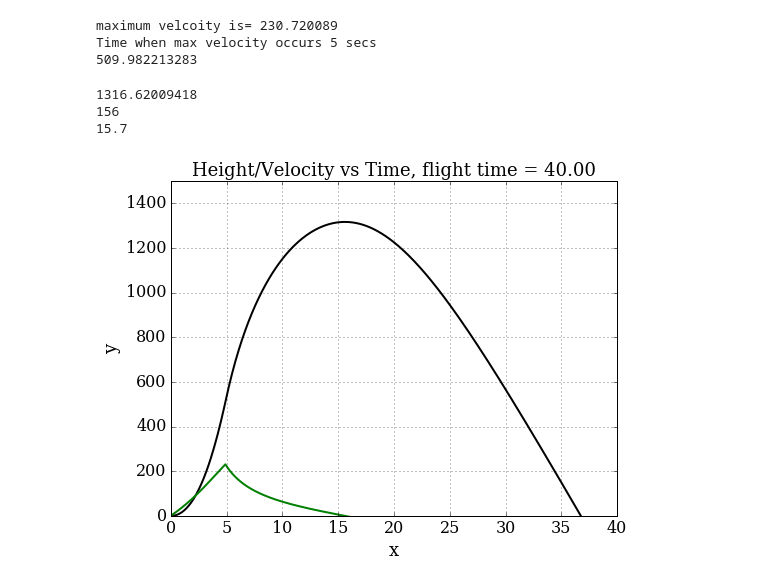
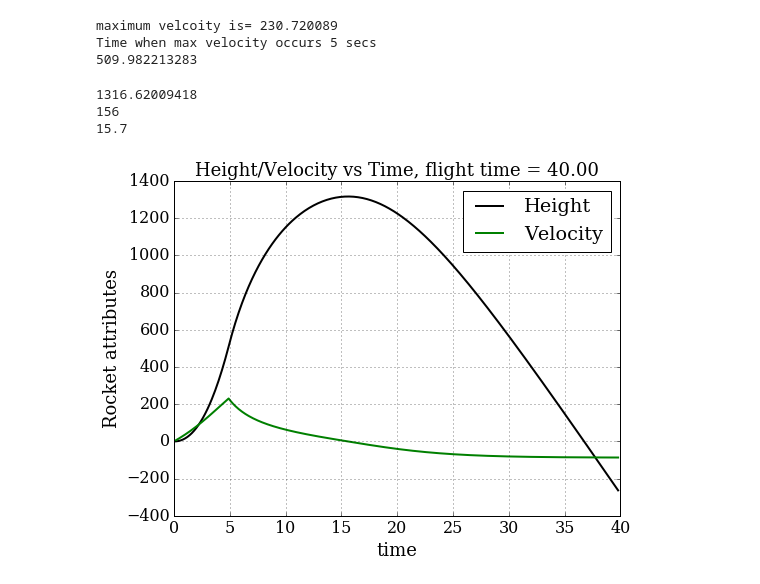
Before and after one commit to aditya3012/NumericalMethods, a Jupyter notebook: M1-Assignment.ipynb, the cells around one changed output. Cells and saved outputs as stored; diff of their text form; code cells hidden in the pictures.

```diff
--- a/M1-Assignment.ipynb
+++ b/M1-Assignment.ipynb
@@ -71,15 +71,12 @@ t = numpy.linspace(0.0,T,N)
 u = numpy.empty((N,2))
 u[0] = numpy.array([h0,v0])
 # %%
-def fuelmass(h0,v0):
-
-    global mp,mpdot
-    for n in range(N-1):
-        mp=mp-(mpdot*dt)
-        if (mp<=0):
-            mp = 0
-            mpdot = 0
-        u[n+1]=euler_step(u[n], f, dt)
-        print (n, u[n+1,0])
-    return u,n
+mp =100.
+mpdot =20
+for n in range(N-1):
+    mp=mp-(mpdot*dt)
+    if (mp<=0):
+        mp = 0
+        mpdot =0
+    u[n+1]=euler_step(u[n], f, dt)
 # %%
@@ -133,20 +108,21 @@ Time when max velocity occurs 5 secs
 # %%
 # visualization of the path
 pyplot.figure(figsize=(8,6))
 pyplot.grid(True)
-pyplot.xlabel(r'x', fontsize=18)
-pyplot.ylabel(r'y', fontsize=18)
+pyplot.xlabel(r'time', fontsize=18)
+pyplot.ylabel(r'Rocket attributes', fontsize=18)
 pyplot.xlim(0,T)
-pyplot.ylim(0, 1500)
+#pyplot.ylim(0, 1500)
 pyplot.title('Height/Velocity vs Time, flight time = %.2f' % T, fontsize=18)
 pyplot.plot(t,h, 'k-', lw=2);
 pyplot.plot(t,v, 'g-', lw=2);
+pyplot.legend(["Height", "Velocity"])
 hmax = h.argmax()
 print(h[hmax])
 print(hmax)
 print((hmax+1)*dt)
 # %% [output]
 1316.62009418
 156
 15.7
-[figure, old version]
+[figure, new version]
```
Also changed, not shown: parts of 2 cells of this notebook.
